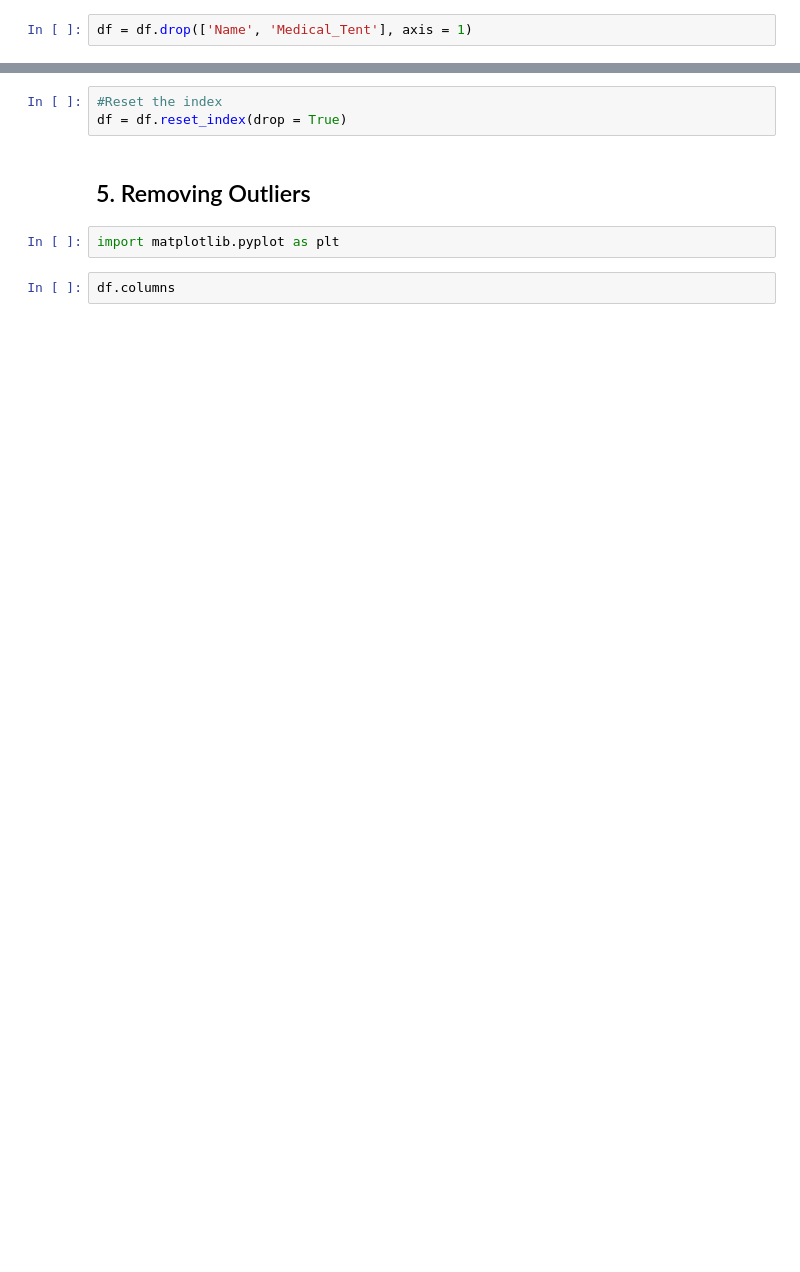
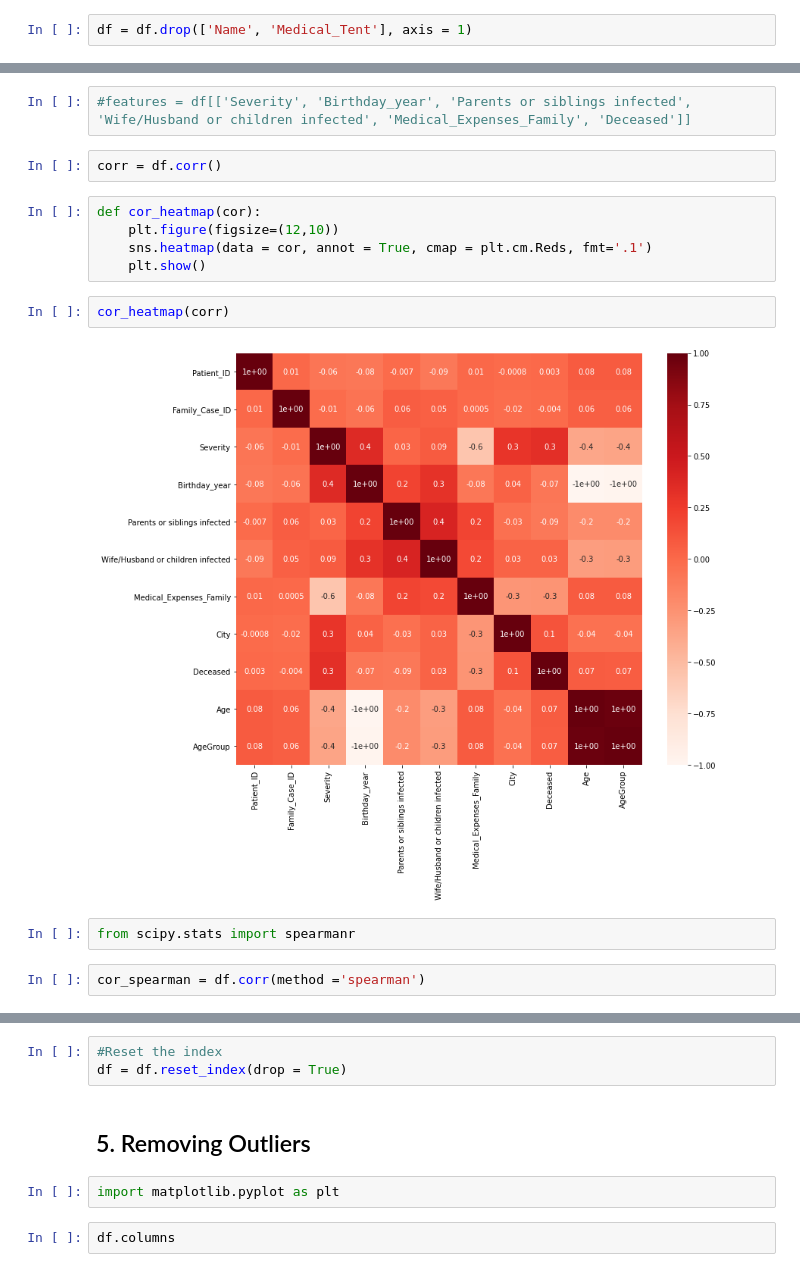
Before and after one commit to CatPalha/machineLearningProject, a Jupyter notebook: project.ipynb, the cells around one changed output, grey strips where cells are left out. Cells and saved outputs as stored; diff of their text form; blank space fills up the shorter version.

```diff
--- a/project.ipynb
+++ b/project.ipynb
@@ -184,0 +312,17 @@ dtype: int64
+# %%
+#features = df[['Severity', 'Birthday_year', 'Parents or siblings infected', 'Wife/Husband or children infected', 'Medical_Expenses_Family', 'Deceased']]
+# %%
+corr = df.corr()
+# %%
+def cor_heatmap(cor):
+    plt.figure(figsize=(12,10))
+    sns.heatmap(data = cor, annot = True, cmap = plt.cm.Reds, fmt='.1')
+    plt.show()
+# %%
+cor_heatmap(corr)
+# %% [output]
+[figure, added]
+# %%
+from scipy.stats import spearmanr
+# %%
+cor_spearman = df.corr(method ='spearman')
```
Also changed, not shown: parts of 46 cells of this notebook.
